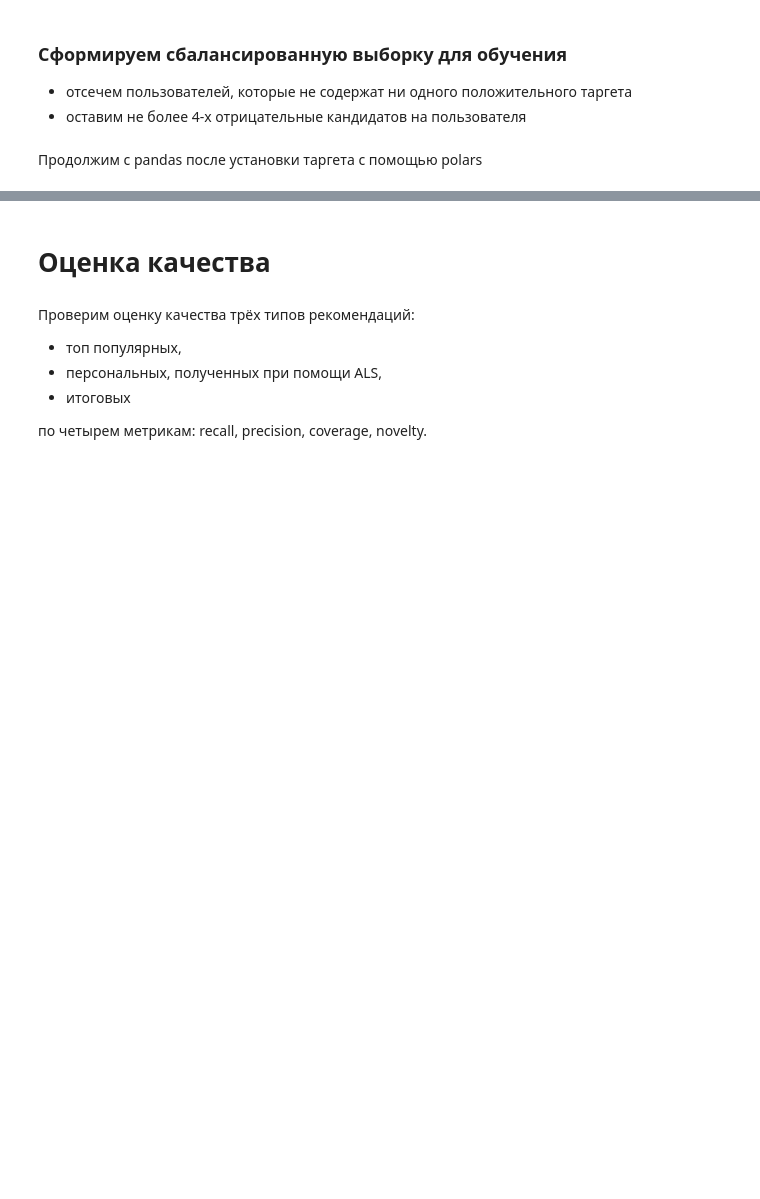
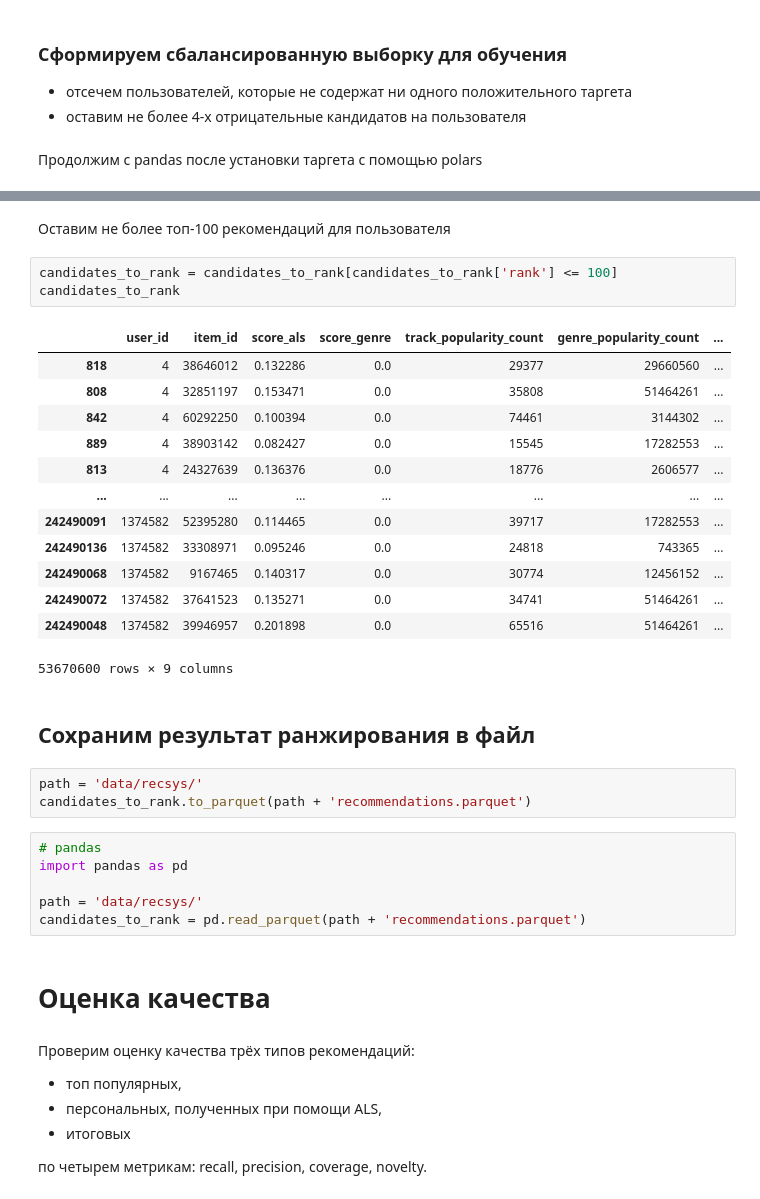
Before and after one commit to khromenko/mle-project-sprint-4-v001, a Jupyter notebook: recommendations.ipynb, the cells around one changed output, grey strips where cells are left out. Saved outputs shown, nothing was run; the diff lists cells and outputs as text; blank space fills up the shorter version.

```diff
--- a/recommendations.ipynb
+++ b/recommendations.ipynb
@@ -2723,3 +1862,33 @@ candidates_to_train
+# %% [markdown]
+Оставим не более топ-100 рекомендаций для пользователя
+# %%
+candidates_to_rank = candidates_to_rank[candidates_to_rank['rank'] <= 100]
+candidates_to_rank
+# %% [output]
+|  | user_id | item_id | score_als | score_genre | track_popularity_count | genre_popularity_count | ... |
+| 818 | 4 | 38646012 | 0.132286 | 0.0 | 29377 | 29660560 | ... |
+| 808 | 4 | 32851197 | 0.153471 | 0.0 | 35808 | 51464261 | ... |
+| 842 | 4 | 60292250 | 0.100394 | 0.0 | 74461 | 3144302 | ... |
+| 889 | 4 | 38903142 | 0.082427 | 0.0 | 15545 | 17282553 | ... |
+| 813 | 4 | 24327639 | 0.136376 | 0.0 | 18776 | 2606577 | ... |
+| ... | ... | ... | ... | ... | ... | ... | ... |
+| 242490091 | 1374582 | 52395280 | 0.114465 | 0.0 | 39717 | 17282553 | ... |
+| 242490136 | 1374582 | 33308971 | 0.095246 | 0.0 | 24818 | 743365 | ... |
+| 242490068 | 1374582 | 9167465 | 0.140317 | 0.0 | 30774 | 12456152 | ... |
+| 242490072 | 1374582 | 37641523 | 0.135271 | 0.0 | 34741 | 51464261 | ... |
+| 242490048 | 1374582 | 39946957 | 0.201898 | 0.0 | 65516 | 51464261 | ... |
+53670600 rows × 9 columns
+# %% [markdown]
+## Сохраним результат ранжирования в файл
+# %%
+path = 'data/recsys/'
+candidates_to_rank.to_parquet(path + 'recommendations.parquet')
+# %%
+# pandas
+import pandas as pd
+
+path = 'data/recsys/'
+candidates_to_rank = pd.read_parquet(path + 'recommendations.parquet')
 # %% [markdown]
 # Оценка качества
 # %% [markdown]
```
Also changed, not shown: parts of 125 cells of this notebook, 1 other file.
